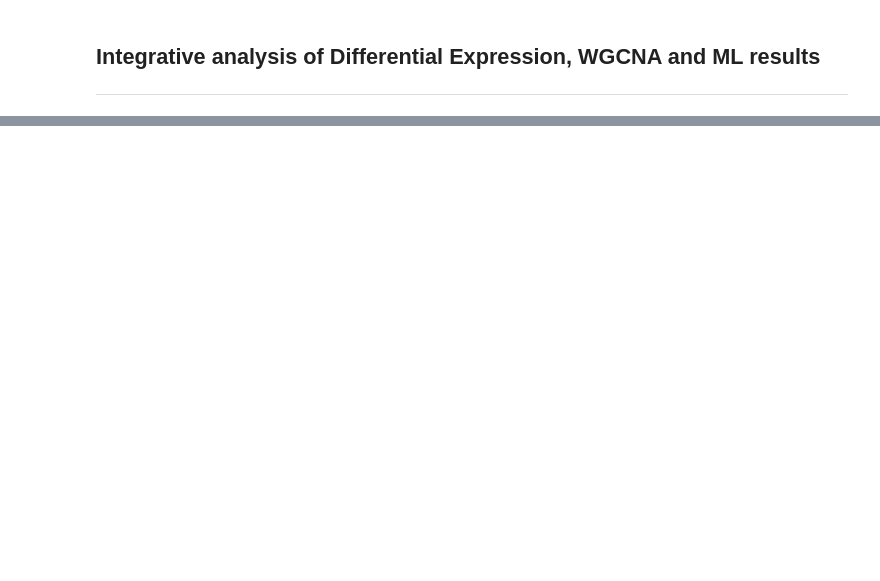
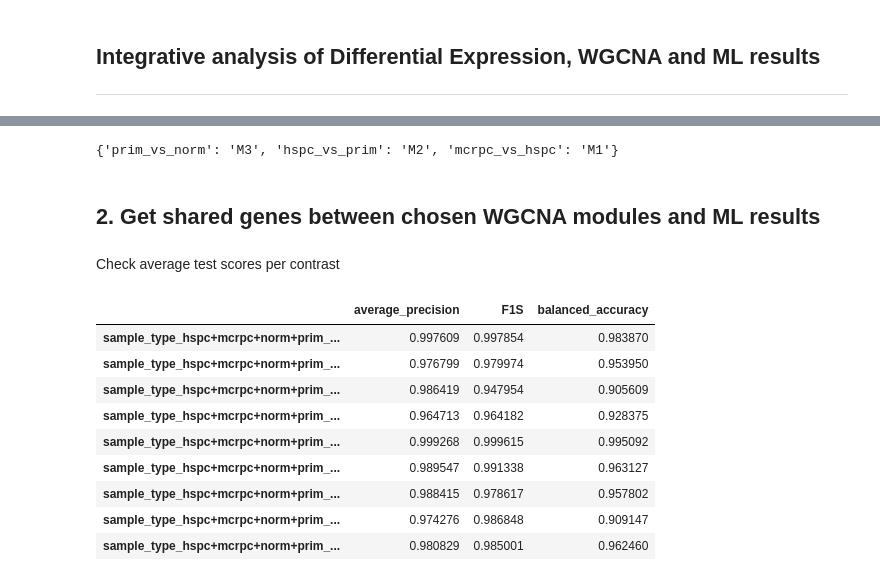
Before and after one commit to CarlosUziel/pca_wgcna_ml, a Jupyter notebook: notebooks/contrasts_intersecting_genes.ipynb, the cells around one changed output, grey strips where cells are left out. Cells and saved outputs as stored; diff of their text form; code cells hidden in the pictures; blank space fills up the shorter version.

```diff
--- a/notebooks/contrasts_intersecting_genes.ipynb
+++ b/notebooks/contrasts_intersecting_genes.ipynb
@@ -228,0 +88,33 @@ print(
+# %%
+WGCNA_INT_PATHWAYS_DF: pd.DataFrame = pd.read_csv(CHOSEN_PATH)
+WGCNA_MODULES: Dict[str, str] = {
+    "_".join(contrast.split("_")[:-1]): contrast.split("_")[-1]
+    for contrast in WGCNA_INT_PATHWAYS_DF.columns[:3]
+}
+
+print(WGCNA_MODULES)
+# %% [output]
+{'prim_vs_norm': 'M3', 'hspc_vs_prim': 'M2', 'mcrpc_vs_hspc': 'M1'}
+# %% [markdown]
+## 2. Get shared genes between chosen WGCNA modules and ML results
+# %% [markdown]
+Check average test scores per contrast
+# %%
+scores = {}
+for test_scores_file in (ROOT_PATH / "ml_classifiers").rglob(
+    "bootstrap_10000_test_scores.csv"
+):
+    test_scores_df = pd.read_csv(test_scores_file, index_col=0)
+    scores[test_scores_file.parents[3].stem] = test_scores_df.mean()
+pd.DataFrame(scores).T
+# %% [output]
+|  | average_precision | F1S | balanced_accuracy |
+| sample_type_hspc+mcrpc+norm+prim_... | 0.997609 | 0.997854 | 0.983870 |
+| sample_type_hspc+mcrpc+norm+prim_... | 0.976799 | 0.979974 | 0.953950 |
+| sample_type_hspc+mcrpc+norm+prim_... | 0.986419 | 0.947954 | 0.905609 |
+| sample_type_hspc+mcrpc+norm+prim_... | 0.964713 | 0.964182 | 0.928375 |
+| sample_type_hspc+mcrpc+norm+prim_... | 0.999268 | 0.999615 | 0.995092 |
+| sample_type_hspc+mcrpc+norm+prim_... | 0.989547 | 0.991338 | 0.963127 |
+| sample_type_hspc+mcrpc+norm+prim_... | 0.988415 | 0.978617 | 0.957802 |
+| sample_type_hspc+mcrpc+norm+prim_... | 0.974276 | 0.986848 | 0.909147 |
+| sample_type_hspc+mcrpc+norm+prim_... | 0.980829 | 0.985001 | 0.962460 |
```
Also changed, not shown: parts of 59 cells of this notebook.
